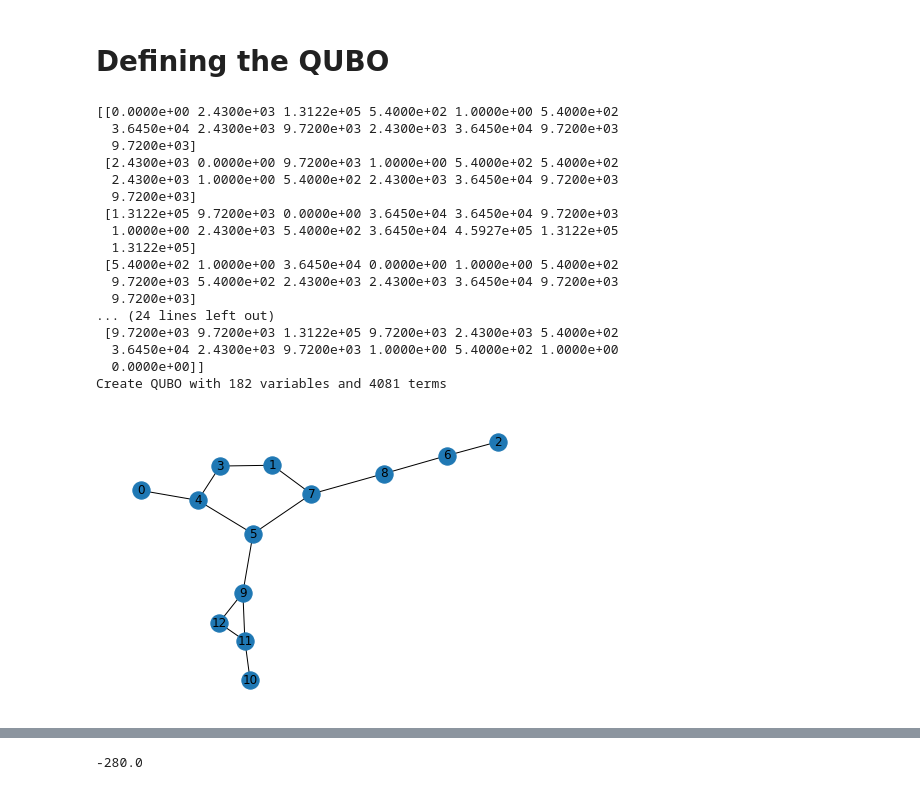
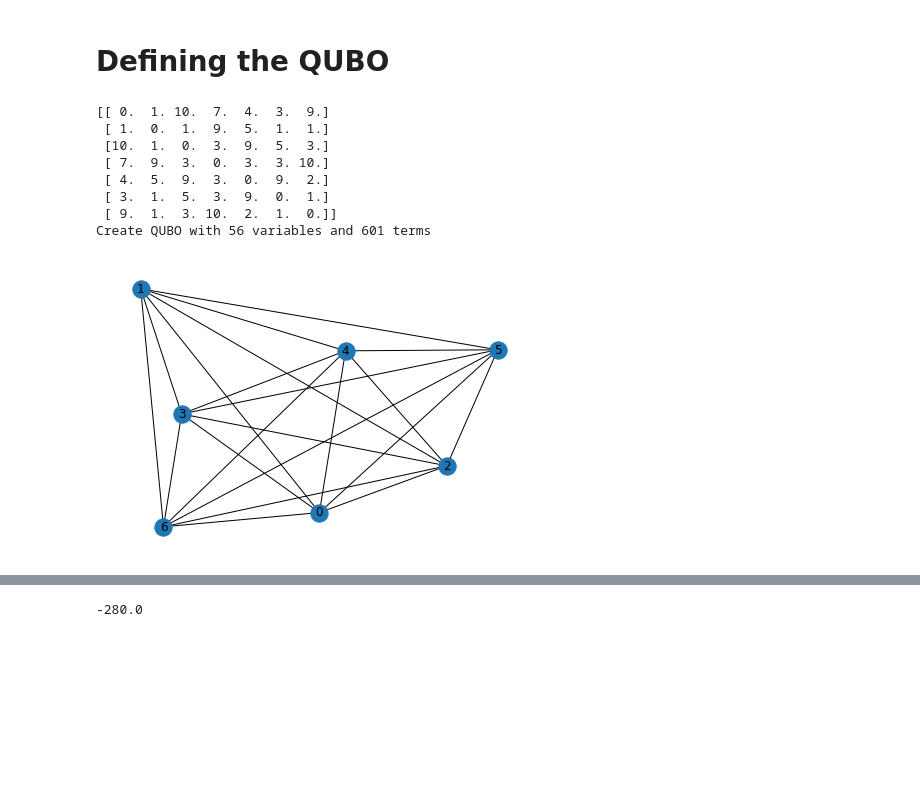
Before and after one commit to qBraid/NYUAD-2022, a Jupyter notebook: vrp_qubo.ipynb, the cells around one changed output, grey strips where cells are left out. Saved outputs shown, nothing was run; the diff lists cells and outputs as text; code cells hidden in the pictures; blank space fills up the shorter version.

```diff
--- a/vrp_qubo.ipynb
+++ b/vrp_qubo.ipynb
@@ -151,40 +151,71 @@ class VRPstate:
 
             # total cost
             print('\t Total Cost =', total_cost)
+
+    def parse_results(self, result, dwave=False):
+        """
+        NOTE: this function assumes num_vehicles = 1
+
+        Walk through the paths returned by the QUBO solver,
+        remove duplicates, and compute the cost of the pruned path.
+        """
+        all_paths = []
+        for res in result:
+            pruned_path = []
+            for vehicle in range(self.num_vehicles):
+                total_cost = 0
+                if dwave:
+                    solution = res['solution']
+                else:
+                    solution = res.state
+                cur_path = sorted([key for key, val in solution.items() if val == 1 and key[0] == vehicle], key=lambda v: v[2])
+                prev_stop = self.vehicle_locations[vehicle]
+                for stop in cur_path:
+                    if not stop[1] in pruned_path:
+                        pruned_path.append(stop[1])
+                        total_cost += state.C[prev_stop, stop[1]]
+                        prev_stop = stop[1]
+
+            for node in G.nodes:
+                if not node in pruned_path:
+                    pruned_path.append(node)
+
+            all_paths.append((pruned_path, total_cost))
+
+        return sorted(all_paths, key=lambda v: v[1])[0]
 # %%
-G = nx.com
+G = nx.Graph()
+N = 7
 #G.add_edges_from([(0,4,{'weight':1}), (4,3,{'weight':1}), (1,3,{'weight':1}),
 #                  (1,7,{'weight':1}),(7,8,{'weight':1}), (8,6,{'weight':1}), (6,2,{'weight':1}),
 #                  (5,4,{'weight':1}),(5,7,{'weight':1}), (5,9,{'weight':1}), (9,11,{'weight':1}),
 #                  (11,10,{'weight':1}),(9,12,{'weight':1}), (12,11,{'weight':1}),])
 #G.add_edges_from([(0,1,{'weight':1}), (1,2,{'weight':1}), (0,3,{'weight':1}),
 #                  (3,4,{'weight':1}),])
+edge_list = []
+for i in range(N):
+    for j in range(i+1, N):
+        edge_list.append((i,j,{'weight':np.random.choice(list(range(1,11)))}))
+G.add_edges_from(edge_list)
+
+
 nx.draw_spring(G, with_labels=True)
 state = VRPstate(G, 1)
 state.get_cost_matrix()
 print(state.C)
 
 qubo = state.get_qubo()
 print(f'Create QUBO with {qubo.num_binary_variables} variables and {qubo.num_terms} terms')
 # %% [output]
-[[0.0000e+00 2.4300e+03 1.3122e+05 5.4000e+02 1.0000e+00 5.4000e+02
-  3.6450e+04 2.4300e+03 9.7200e+03 2.4300e+03 3.6450e+04 9.7200e+03
-  9.7200e+03]
- [2.4300e+03 0.0000e+00 9.7200e+03 1.0000e+00 5.4000e+02 5.4000e+02
-  2.4300e+03 1.0000e+00 5.4000e+02 2.4300e+03 3.6450e+04 9.7200e+03
-  9.7200e+03]
- [1.3122e+05 9.7200e+03 0.0000e+00 3.6450e+04 3.6450e+04 9.7200e+03
-  1.0000e+00 2.4300e+03 5.4000e+02 3.6450e+04 4.5927e+05 1.3122e+05
-  1.3122e+05]
- [5.4000e+02 1.0000e+00 3.6450e+04 0.0000e+00 1.0000e+00 5.4000e+02
-  9.7200e+03 5.4000e+02 2.4300e+03 2.4300e+03 3.6450e+04 9.7200e+03
-  9.7200e+03]
-... (24 lines left out)
- [9.7200e+03 9.7200e+03 1.3122e+05 9.7200e+03 2.4300e+03 5.4000e+02
-  3.6450e+04 2.4300e+03 9.7200e+03 1.0000e+00 5.4000e+02 1.0000e+00
-  0.0000e+00]]
-Create QUBO with 182 variables and 4081 terms
+[[ 0.  1. 10.  7.  4.  3.  9.]
+ [ 1.  0.  1.  9.  5.  1.  1.]
+ [10.  1.  0.  3.  9.  5.  3.]
+ [ 7.  9.  3.  0.  3.  3. 10.]
+ [ 4.  5.  9.  3.  0.  9.  2.]
+ [ 3.  1.  5.  3.  9.  0.  1.]
+ [ 9.  1.  3. 10.  2.  1.  0.]]
+Create QUBO with 56 variables and 601 terms
-[figure, old version]
+[figure, new version]
 # %%
 result = qubovert.sim.anneal_qubo(qubo.Q, num_anneals=4, anneal_duration=int(1e6))
 for i, res in enumerate(result):
```
Also changed, not shown: parts of 4 cells of this notebook.
